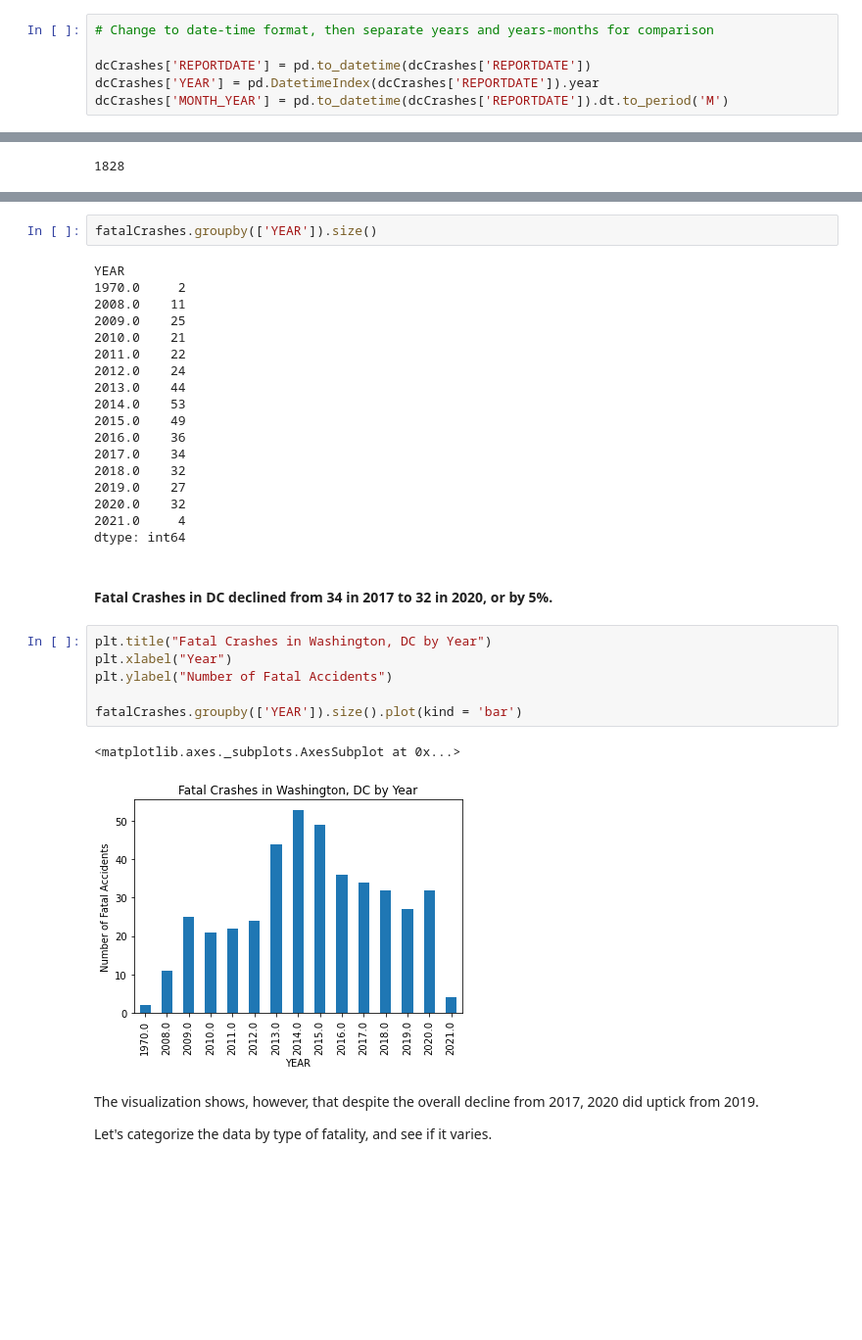
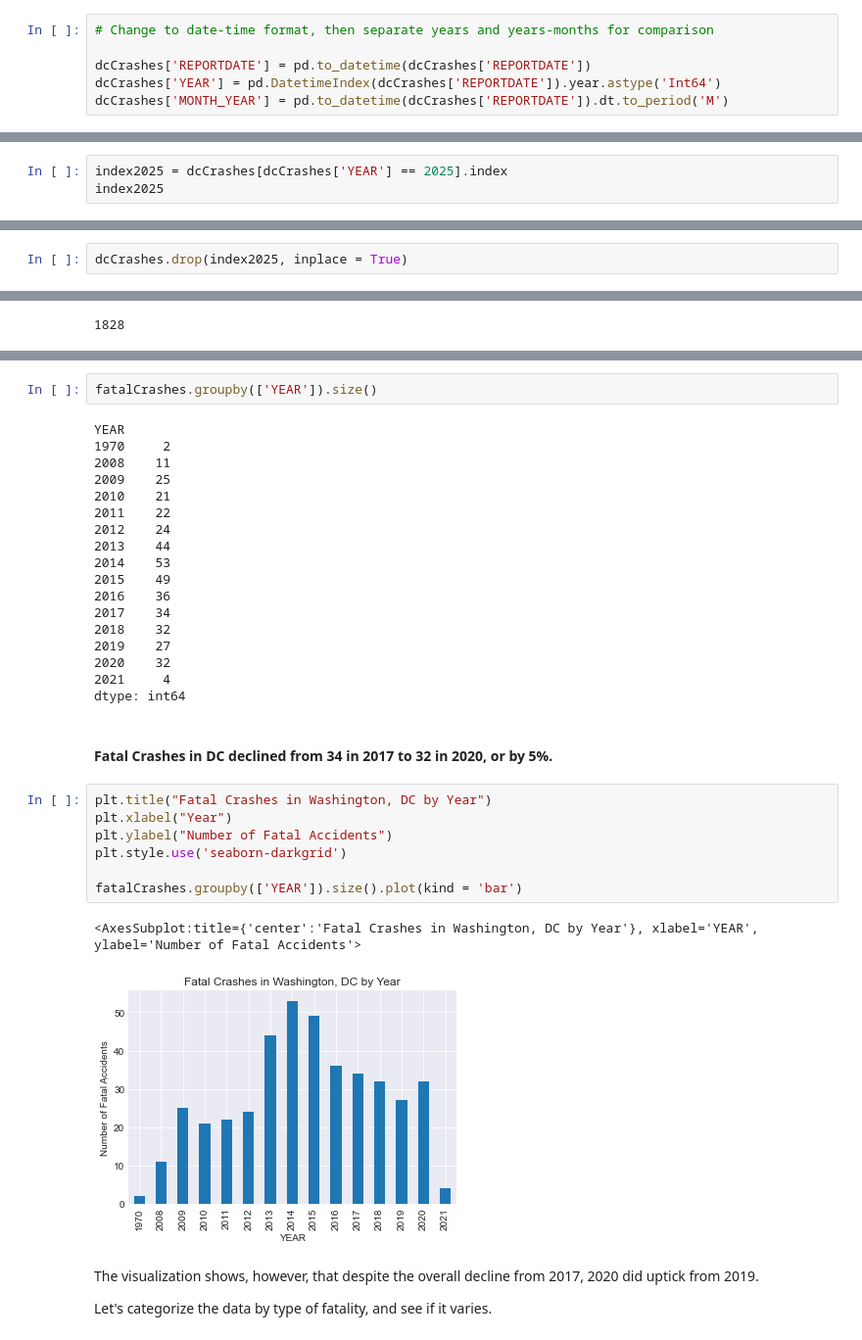
Before and after one commit to MEGlantz/Data205, a Jupyter notebook: DCEDA.ipynb, the cells around one changed output, grey strips where cells are left out. Shown at 98% size. Cells and saved outputs as stored; diff of their text form; blank space fills up the shorter version.

```diff
--- a/DCEDA.ipynb
+++ b/DCEDA.ipynb
@@ -73,7 +74,7 @@ Name: REPORTDATE, dtype: object
 # Change to date-time format, then separate years and years-months for comparison
 
 dcCrashes['REPORTDATE'] = pd.to_datetime(dcCrashes['REPORTDATE'])
-dcCrashes['YEAR'] = pd.DatetimeIndex(dcCrashes['REPORTDATE']).year
+dcCrashes['YEAR'] = pd.DatetimeIndex(dcCrashes['REPORTDATE']).year.astype('Int64')
 dcCrashes['MONTH_YEAR'] = pd.to_datetime(dcCrashes['REPORTDATE']).dt.to_period('M')
 # %%
 dcCrashes['YEAR'].head()
@@ -86,0 +98,3 @@ Name: YEAR, dtype: float64
+# %%
+index2025 = dcCrashes[dcCrashes['YEAR'] == 2025].index
+index2025
@@ -87,3 +103,5 @@ Name: YEAR, dtype: float64
+# %%
+dcCrashes.drop(index2025, inplace = True)
 # %%
 dcCrashes.info()
 # %% [output]
@@ -137,33 +155,34 @@ Name: FATAL, Length: 416, dtype: object
 fatalCrashes.groupby(['YEAR']).size()
 # %% [output]
 YEAR
-1970.0     2
-2008.0    11
-2009.0    25
-2010.0    21
-2011.0    22
-2012.0    24
-2013.0    44
-2014.0    53
-2015.0    49
-2016.0    36
-2017.0    34
-2018.0    32
-2019.0    27
-2020.0    32
-2021.0     4
+1970     2
+2008    11
+2009    25
+2010    21
+2011    22
+2012    24
+2013    44
+2014    53
+2015    49
+2016    36
+2017    34
+2018    32
+2019    27
+2020    32
+2021     4
 dtype: int64
 # %% [markdown]
 #### Fatal Crashes in DC **declined** from 34 in 2017 to 32 in 2020, or by 5%.
 # %%
 plt.title("Fatal Crashes in Washington, DC by Year")
 plt.xlabel("Year")
 plt.ylabel("Number of Fatal Accidents")
+plt.style.use('seaborn-darkgrid')
 
 fatalCrashes.groupby(['YEAR']).size().plot(kind = 'bar')
 # %% [output]
-<matplotlib.axes._subplots.AxesSubplot at 0x...>
+<AxesSubplot:title={'center':'Fatal Crashes in Washington, DC by Year'}, xlabel='YEAR', ylabel='Number of Fatal Accidents'>
-[figure, old version]
+[figure, new version]
 # %% [markdown]
 The visualization shows, however, that despite the overall decline from 2017, 2020 did uptick from 2019.
 
```
Also changed, not shown: parts of 23 cells of this notebook, 2 other files.
